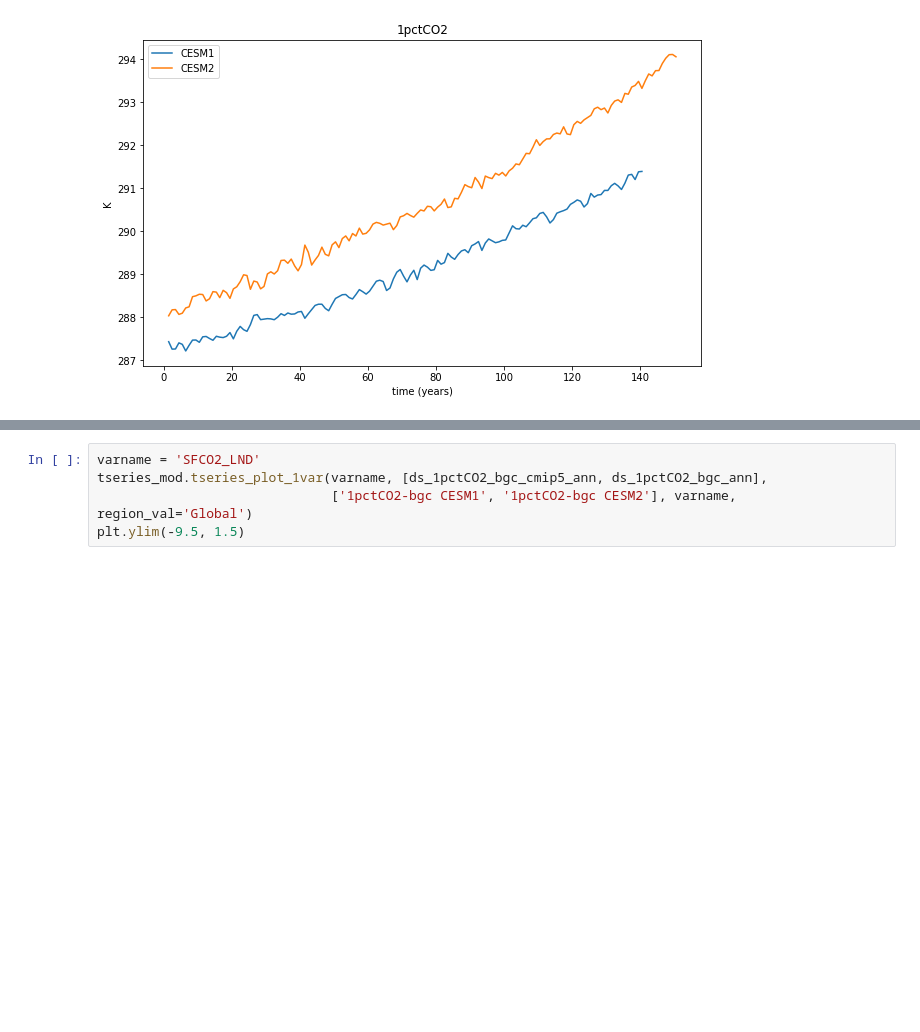
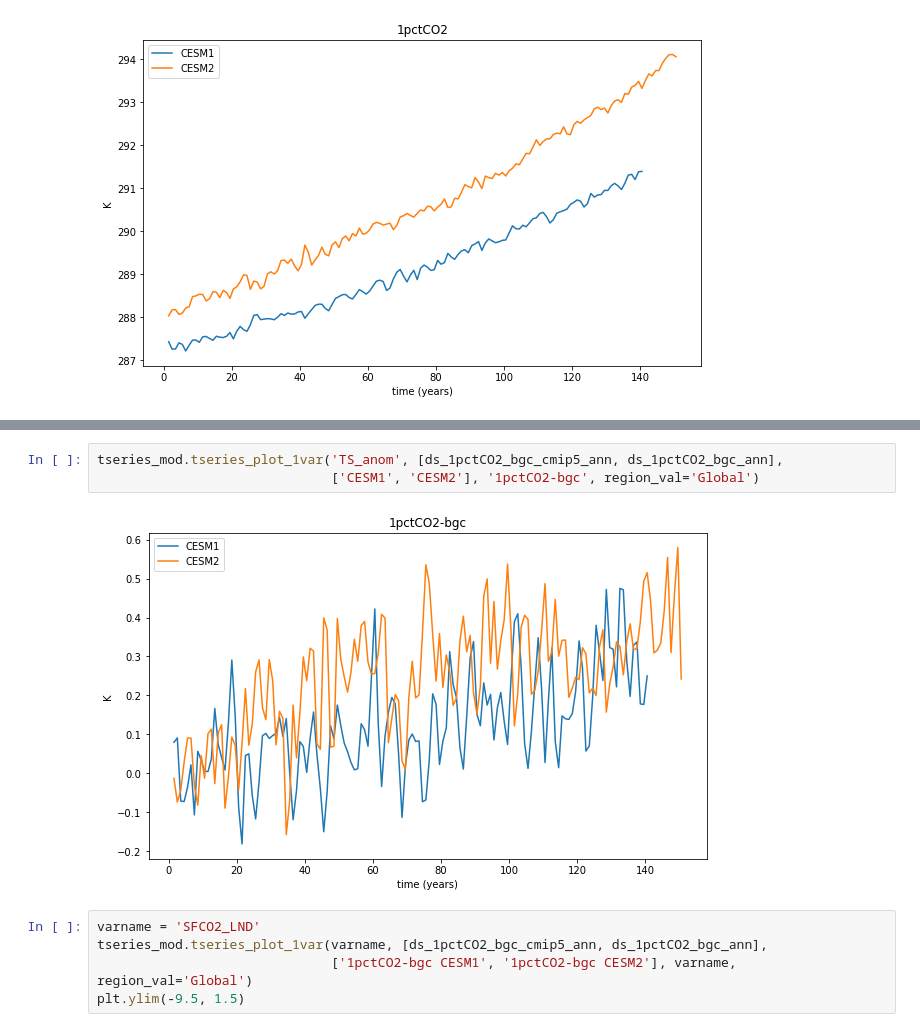
Before and after one commit to klindsay28/CESM2_coup_carb_cycle_JAMES, a Jupyter notebook: 1pctCO2.ipynb, the cells around one changed output, grey strips where cells are left out. Saved outputs shown, nothing was run; the diff lists cells and outputs as text; blank space fills up the shorter version.

```diff
--- a/1pctCO2.ipynb
+++ b/1pctCO2.ipynb
@@ -46,3 +56,8 @@ tseries_mod.tseries_plot_1var('TS', [ds_1pctCO2_cmip5_ann, ds_1pctCO2_ann],
+# %%
+tseries_mod.tseries_plot_1var('TS_anom', [ds_1pctCO2_bgc_cmip5_ann, ds_1pctCO2_bgc_ann],
+                              ['CESM1', 'CESM2'], '1pctCO2-bgc', region_val='Global')
+# %% [output]
+[figure, added]
 # %%
 varname = 'SFCO2_LND'
 tseries_mod.tseries_plot_1var(varname, [ds_1pctCO2_bgc_cmip5_ann, ds_1pctCO2_bgc_ann],
```
Also changed, not shown: parts of 2 cells of this notebook.
